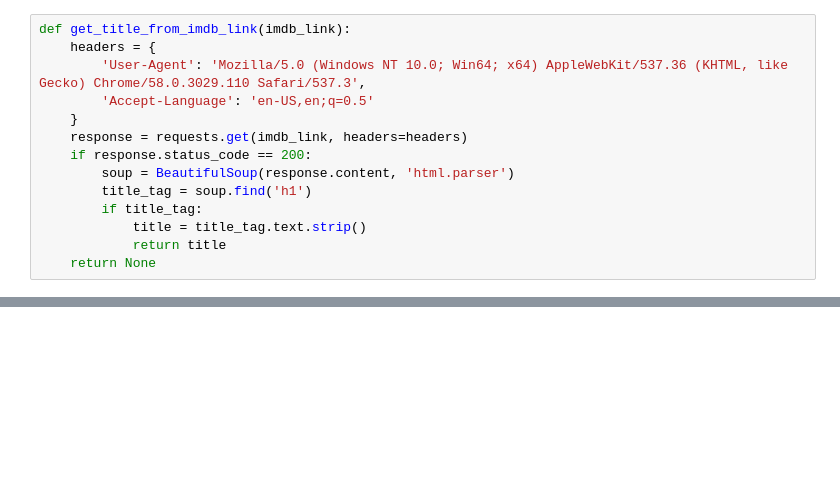
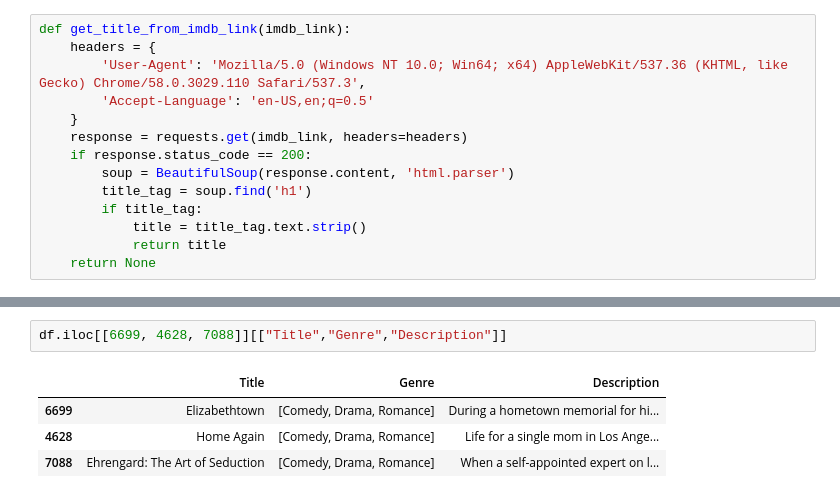
Before and after one commit to asche0001111/ironhack-final-project, a Jupyter notebook: PROJECT WORKBOOK - IMDB.ipynb, the cells around one changed output, grey strips where cells are left out. Cells and saved outputs as stored; diff of their text form; blank space fills up the shorter version.

```diff
--- a/PROJECT WORKBOOK - IMDB.ipynb
+++ b/PROJECT WORKBOOK - IMDB.ipynb
@@ -115,0 +572,7 @@ Then Came You
+# %%
+df.iloc[[6699, 4628, 7088]][["Title","Genre","Description"]]
+# %% [output]
+|  | Title | Genre | Description |
+| 6699 | Elizabethtown | [Comedy, Drama, Romance] | During a hometown memorial for hi... |
+| 4628 | Home Again | [Comedy, Drama, Romance] | Life for a single mom in Los Ange... |
+| 7088 | Ehrengard: The Art of Seduction | [Comedy, Drama, Romance] | When a self-appointed expert on l... |
```
Also changed, not shown: parts of 19 cells of this notebook, 2 other files.
